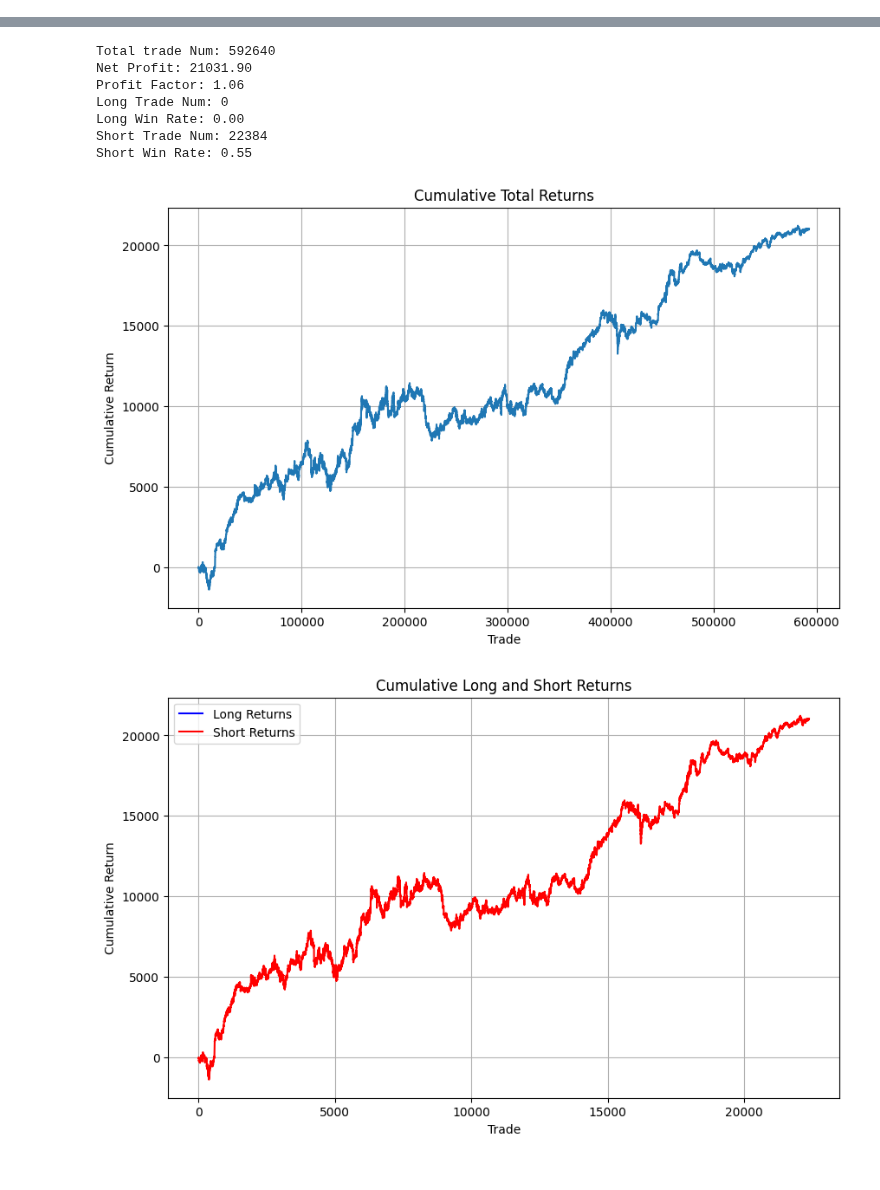
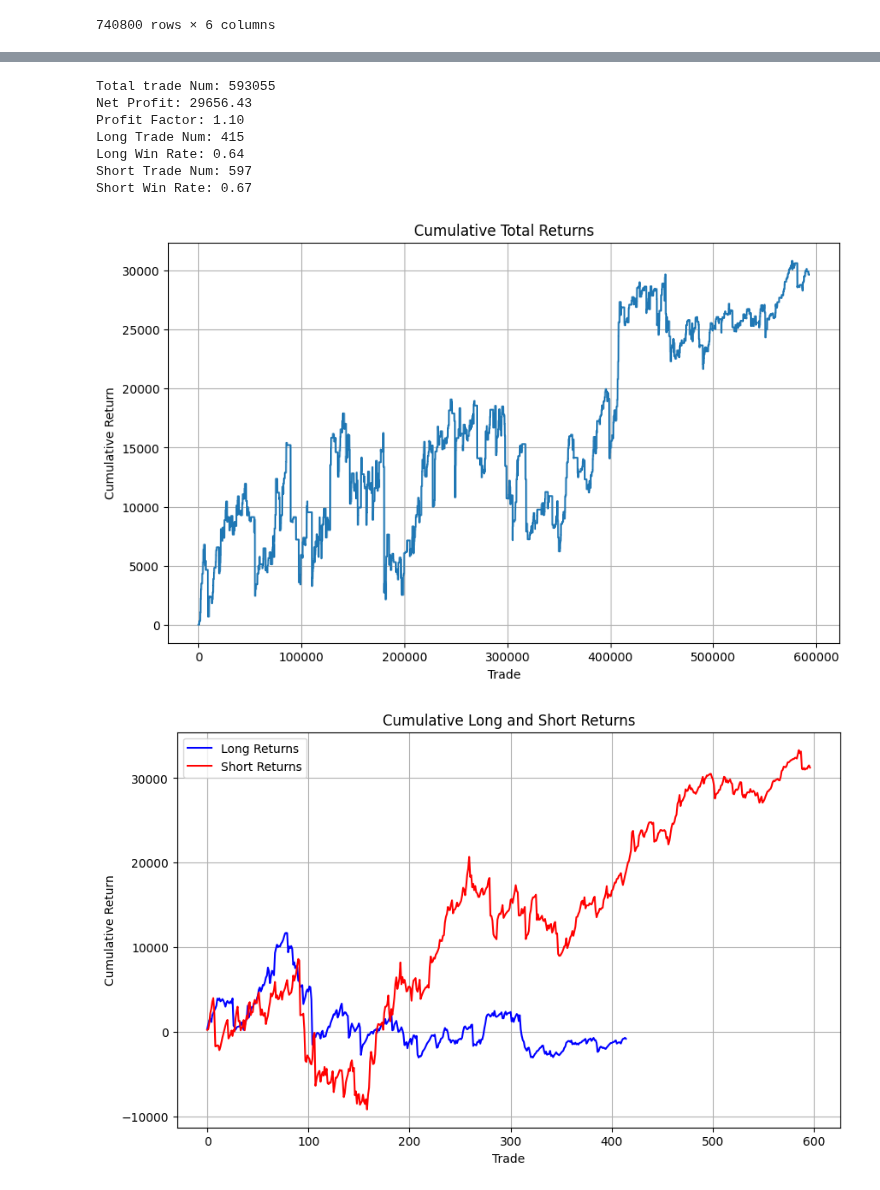
Before and after one commit to pixcelo/learning-model, a Jupyter notebook: rule-based/rsi.ipynb, the cells around one changed output, grey strips where cells are left out. Drawn from its saved outputs; the diff is of its cells as text; code cells hidden in the pictures.

```diff
--- a/rule-based/rsi.ipynb
+++ b/rule-based/rsi.ipynb
@@ -253,7 +251,7 @@ def trade_logic(df, trade_conditions_func):
         profit = 0
 
         data_row = df.iloc[i]
-        action = trade_conditions_func(data_row, portfolio)
+        action = trade_conditions_func(df, i, portfolio)
 
         if portfolio['position'] is not None:
             if action == 'exit_long':
@@ -301,9 +299,17 @@ def trade_logic(df, trade_conditions_func):
     return trade_results
 # %%
 # Backtest
+df = pd.read_csv('../csv/BTCUSDT_1m_20210801_20221231.csv')
+# df = pd.read_csv('../csv/BTCUSDT_1m_20230101_20230525.csv')
+display(df)
+
+# Assume 80% of the data is used for training and 20% for testing
+train_df, test_df = train_test_split(df, test_size=0.2, shuffle=False)
+
 if __name__ == '__main__':
     # Specify the DataFrame to be used in the backtest
     df = train_df
+    # df = test_df
 
     # Prepare the data
     df = prepare_data(df)
@@ -315,12 +321,16 @@ if __name__ == '__main__':
     result2 = trade_logic(df, trade_conditions2)
     result3 = trade_logic(df, trade_conditions3)
     result4 = trade_logic(df, trade_conditions4)
+    result5 = trade_logic(df, trade_conditions5)
+    result6 = trade_logic(df, trade_conditions6)
 
     # Summarize the trade results
     summarize_trade_results(result1)
     summarize_trade_results(result2)
     summarize_trade_results(result3)
     summarize_trade_results(result4)
+    summarize_trade_results(result5)
+    summarize_trade_results(result6)
 
     # Update OptimalF calculator with trade results and calculate optimal_f
     # opt_f_calculator.set_trade_returns(trade_results['profits'])
@@ -330,10 +352,11 @@ if __name__ == '__main__':
+740800 rows × 6 columns
 [figure]
-Total trade Num: 592640
-Net Profit: 21031.90
-Profit Factor: 1.06
-Long Trade Num: 0
-Long Win Rate: 0.00
-Short Trade Num: 22384
-Short Win Rate: 0.55
+Total trade Num: 593055
+Net Profit: 29656.43
+Profit Factor: 1.10
+Long Trade Num: 415
+Long Win Rate: 0.64
+Short Trade Num: 597
+Short Win Rate: 0.67
-[figure, old version]
+[figure, new version]
-[figure, old version]
+[figure, new version]
```
Also changed, not shown: parts of 5 cells of this notebook.
